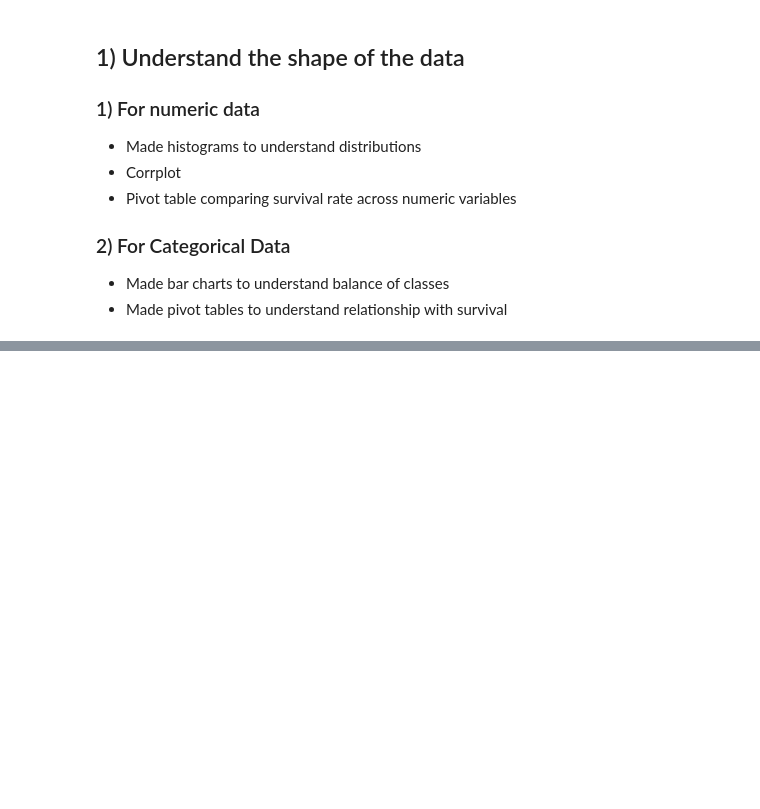
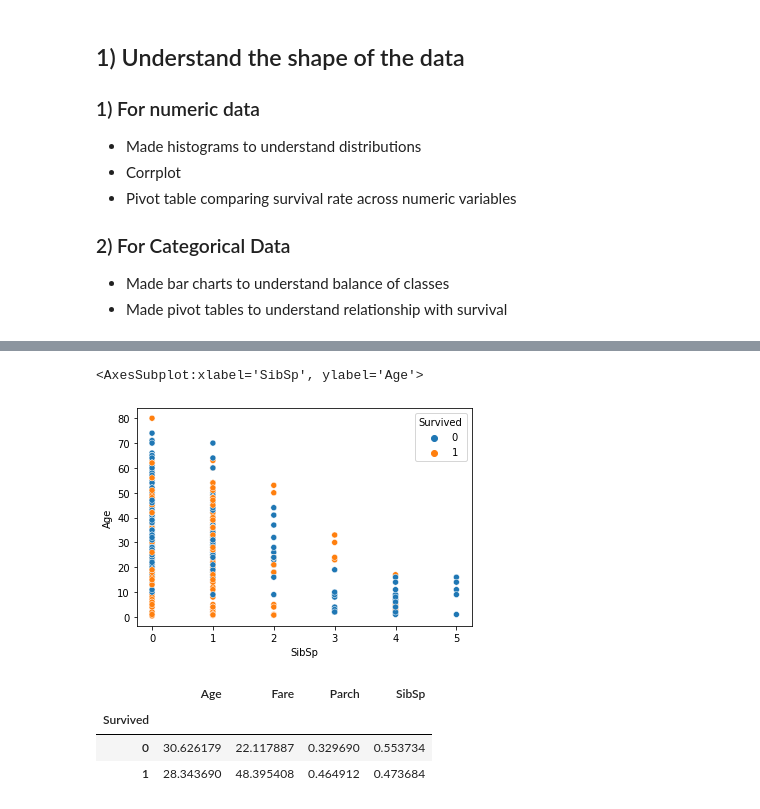
Before and after one commit to datascientist-hist/Kaggle-Competition-Titanic, a Jupyter notebook: kaggle-competition-titanic.ipynb, the cells around one changed output, grey strips where cells are left out. Drawn from its saved outputs; the diff is of its cells as text; code cells hidden in the pictures; blank space fills up the shorter version.

```diff
--- a/kaggle-competition-titanic.ipynb
+++ b/kaggle-competition-titanic.ipynb
@@ -94,0 +204,13 @@ When starting any project, It would be right to outline the steps that we plan t
+# %%
+sns.scatterplot(data=training, x= "SibSp", y="Age", hue="Survived")
+# %% [output]
+<AxesSubplot:xlabel='SibSp', ylabel='Age'>
+[figure, added]
+# %%
+# compare survival rate across Age, SibSp, Parch, and Fare
+pd.pivot_table(training, index = 'Survived', values = ['Age','SibSp','Parch','Fare'])
+# %% [output]
+|  | Age | Fare | Parch | SibSp |
+| Survived |  |  |  |  |
+| 0 | 30.626179 | 22.117887 | 0.329690 | 0.553734 |
+| 1 | 28.343690 | 48.395408 | 0.464912 | 0.473684 |
```
Also changed, not shown: parts of 53 cells of this notebook.
